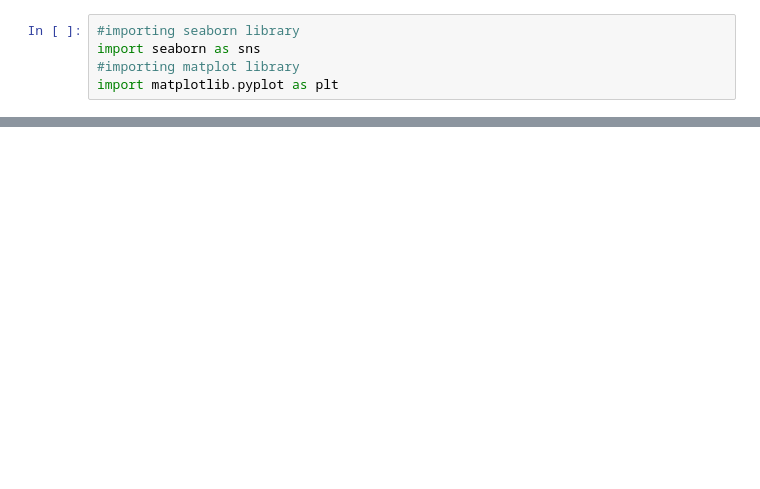
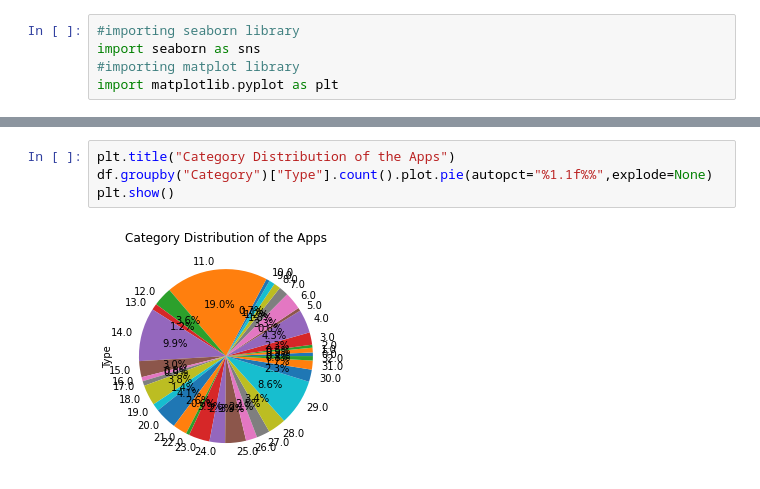
Before and after one commit to MeghanaChowdary4/Google-Playstore-Apps-Extended-Dataset, a Jupyter notebook: PROJECT_1_GOOGLE_PLAY_STORE_APPS_EXTENDED.ipynb, the cells around one changed output, grey strips where cells are left out. Drawn from its saved outputs; the diff is of its cells as text; blank space fills up the shorter version.

```diff
--- a/PROJECT_1_GOOGLE_PLAY_STORE_APPS_EXTENDED.ipynb
+++ b/PROJECT_1_GOOGLE_PLAY_STORE_APPS_EXTENDED.ipynb
@@ -248,0 +340,6 @@ import matplotlib.pyplot as plt
+# %%
+plt.title("Category Distribution of the Apps")
+df.groupby("Category")["Type"].count().plot.pie(autopct="%1.1f%%",explode=None)
+plt.show()
+# %% [output]
+[figure, added]
```
Also changed, not shown: parts of 23 cells of this notebook.
